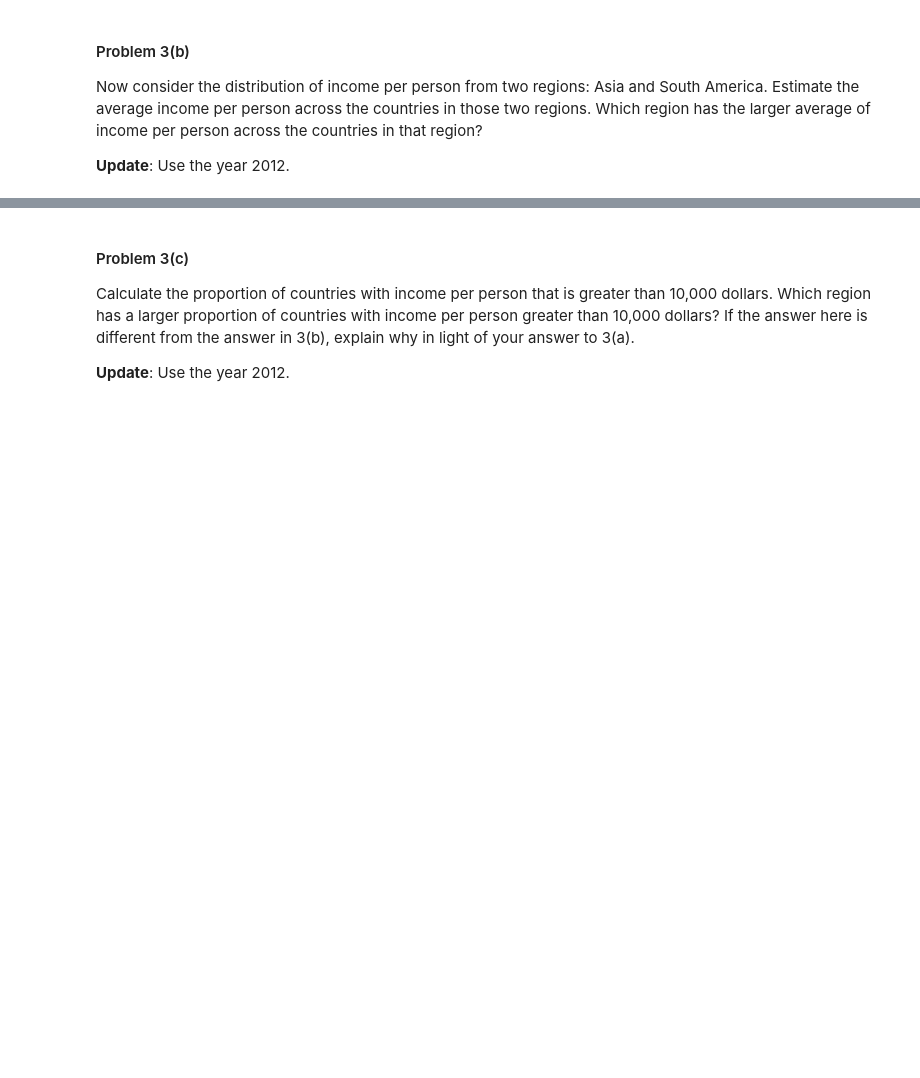
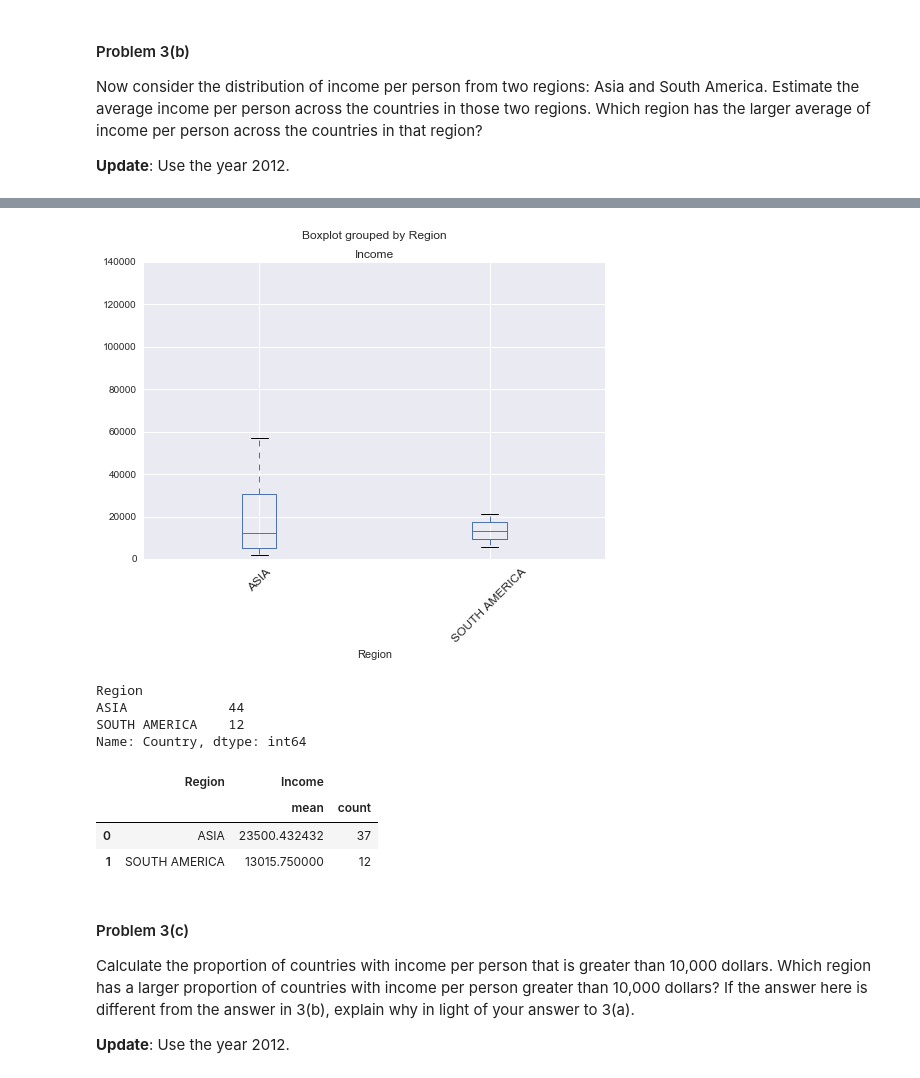
Before and after one commit to lrnzfontana/2014, a Jupyter notebook: homework/HW1.ipynb, the cells around one changed output, grey strips where cells are left out. Cells and saved outputs as stored; diff of their text form; code cells hidden in the pictures; blank space fills up the shorter version.

```diff
--- a/homework/HW1.ipynb
+++ b/homework/HW1.ipynb
@@ -253,3 +360,8 @@ Example
 >>> mergeByYear(2010)
 """
 #your code here
+def mergeByYear(year):
+    df = countries.merge(income[['Country', year]], left_on = 'Country',
+                        right_on = 'Country', how = 'left')
+    df.rename(columns = {year: 'Income'}, inplace = True)
+    return df
@@ -320,3 +458,4 @@ Now consider the distribution of income per person from two regions: Asia and So
 **Update**: Use the year 2012.
 # %%
 #your code here
+countries_inc_2012 = mergeByYear(2012)
@@ -322,0 +471,13 @@ Now consider the distribution of income per person from two regions: Asia and So
+# %%
+reg_2012_gr = countries_inc_2012[(countries_inc_2012.Region.isin(['ASIA', 'SOUTH AMERICA']))]
+# %%
+reg_2012_gr.boxplot('Income', by = 'Region', rot=45);
+# %% [output]
+[figure, added]
+# %%
+reg_2012_gr.groupby('Region').count()['Country']
+# %% [output]
+Region
+ASIA             44
+SOUTH AMERICA    12
+Name: Country, dtype: int64
@@ -323,3 +486,10 @@ Now consider the distribution of income per person from two regions: Asia and So
+# %%
+reg_2012_gr_inc
+# %% [output]
+|  | Region | Income |  |
+|  |  | mean | count |
+| 0 | ASIA | 23500.432432 | 37 |
+| 1 | SOUTH AMERICA | 13015.750000 | 12 |
 # %% [markdown]
 #### Problem 3(c)
 
```
Also changed, not shown: parts of 29 cells of this notebook.
